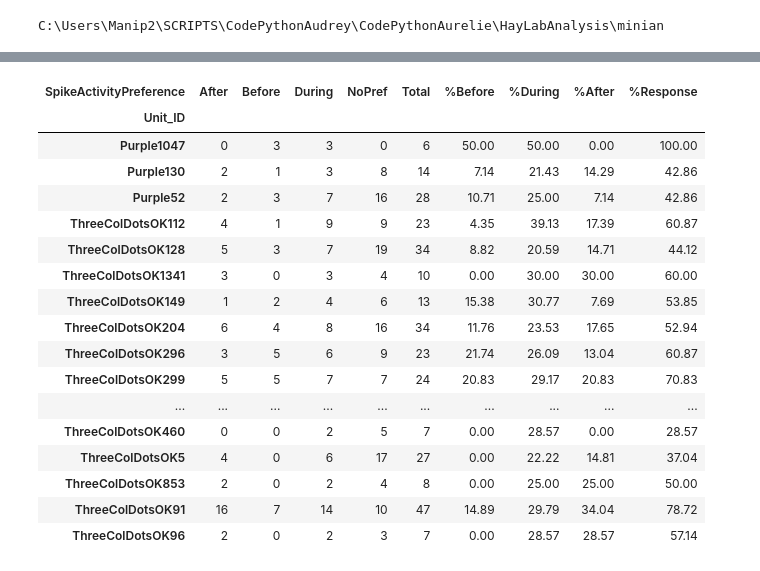
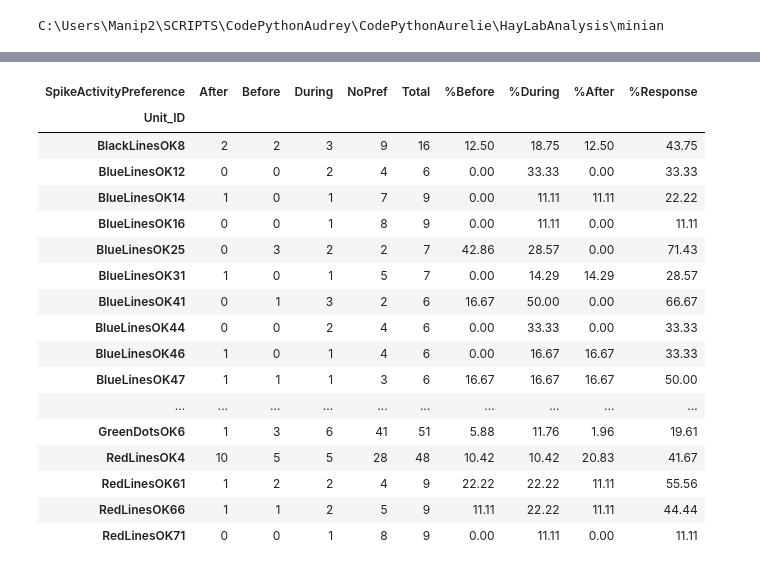
Before and after one commit to melodieborel/HayLabAnalysis, a Jupyter notebook: python/42_PlotSpdlResponse.ipynb, the cells around one changed output, grey strips where cells are left out. Cells and saved outputs as stored; diff of their text form; code cells hidden in the pictures.

```diff
--- a/python/42_PlotSpdlResponse.ipynb
+++ b/python/42_PlotSpdlResponse.ipynb
@@ -725,9 +748 @@ plt.show()
-# %%
-path="//10.69.168.1/crnldata/waking/audrey_hay/L1imaging/AnalysedMarch2023/Gaelle/AB_GlobalAnalysis/AVG_Osc_2024-08-29_16_18_05_AH_5sec/L1_Spdl_Global.xlsx"
-path="//10.69.168.1/crnldata/waking/audrey_hay/L1imaging/AnalysedMarch2023/Gaelle/AB_GlobalAnalysis/AVG_Osc_2024-08-29_16_18_05_AH_5sec/L2&3_Spdl_Global.xlsx"
-dfa=pd.read_excel(path)
-# %%
-path="//10.69.168.1/crnldata/waking/audrey_hay/L1imaging/AnalysedMarch2023/Gaelle/AB_GlobalAnalysis/AVG_VigSt_2024-08-22_10_49_35_AB_noN2/Baseline/All/L1_VigSt_nAUC.xlsx"
-path="//10.69.168.1/crnldata/waking/audrey_hay/L1imaging/AnalysedMarch2023/Gaelle/AB_GlobalAnalysis/AVG_VigSt_2024-08-22_10_49_35_AB_noN2/Baseline/All/L2&3_VigSt_nAUC.xlsx"
-dfi=pd.read_excel(path)
 # %%
@@ -862,24 +931,24 @@ plt.show()
 # %%
-dff[dff['%During']>20]
+dff[dff['%During']>10]
 # %% [output]
 | SpikeActivityPreference | After | Before | During | NoPref | Total | %Before | %During | %After | %Response |
 | Unit_ID |  |  |  |  |  |  |  |  |  |
-| Purple1047 | 0 | 3 | 3 | 0 | 6 | 50.00 | 50.00 | 0.00 | 100.00 |
-| Purple130 | 2 | 1 | 3 | 8 | 14 | 7.14 | 21.43 | 14.29 | 42.86 |
-| Purple52 | 2 | 3 | 7 | 16 | 28 | 10.71 | 25.00 | 7.14 | 42.86 |
-| ThreeColDotsOK112 | 4 | 1 | 9 | 9 | 23 | 4.35 | 39.13 | 17.39 | 60.87 |
-| ThreeColDotsOK128 | 5 | 3 | 7 | 19 | 34 | 8.82 | 20.59 | 14.71 | 44.12 |
-| ThreeColDotsOK1341 | 3 | 0 | 3 | 4 | 10 | 0.00 | 30.00 | 30.00 | 60.00 |
-| ThreeColDotsOK149 | 1 | 2 | 4 | 6 | 13 | 15.38 | 30.77 | 7.69 | 53.85 |
-| ThreeColDotsOK204 | 6 | 4 | 8 | 16 | 34 | 11.76 | 23.53 | 17.65 | 52.94 |
-| ThreeColDotsOK296 | 3 | 5 | 6 | 9 | 23 | 21.74 | 26.09 | 13.04 | 60.87 |
-| ThreeColDotsOK299 | 5 | 5 | 7 | 7 | 24 | 20.83 | 29.17 | 20.83 | 70.83 |
+| BlackLinesOK8 | 2 | 2 | 3 | 9 | 16 | 12.50 | 18.75 | 12.50 | 43.75 |
+| BlueLinesOK12 | 0 | 0 | 2 | 4 | 6 | 0.00 | 33.33 | 0.00 | 33.33 |
+| BlueLinesOK14 | 1 | 0 | 1 | 7 | 9 | 0.00 | 11.11 | 11.11 | 22.22 |
+| BlueLinesOK16 | 0 | 0 | 1 | 8 | 9 | 0.00 | 11.11 | 0.00 | 11.11 |
+| BlueLinesOK25 | 0 | 3 | 2 | 2 | 7 | 42.86 | 28.57 | 0.00 | 71.43 |
+| BlueLinesOK31 | 1 | 0 | 1 | 5 | 7 | 0.00 | 14.29 | 14.29 | 28.57 |
+| BlueLinesOK41 | 0 | 1 | 3 | 2 | 6 | 16.67 | 50.00 | 0.00 | 66.67 |
+| BlueLinesOK44 | 0 | 0 | 2 | 4 | 6 | 0.00 | 33.33 | 0.00 | 33.33 |
+| BlueLinesOK46 | 1 | 0 | 1 | 4 | 6 | 0.00 | 16.67 | 16.67 | 33.33 |
+| BlueLinesOK47 | 1 | 1 | 1 | 3 | 6 | 16.67 | 16.67 | 16.67 | 50.00 |
 | ... | ... | ... | ... | ... | ... | ... | ... | ... | ... |
-| ThreeColDotsOK460 | 0 | 0 | 2 | 5 | 7 | 0.00 | 28.57 | 0.00 | 28.57 |
-| ThreeColDotsOK5 | 4 | 0 | 6 | 17 | 27 | 0.00 | 22.22 | 14.81 | 37.04 |
-| ThreeColDotsOK853 | 2 | 0 | 2 | 4 | 8 | 0.00 | 25.00 | 25.00 | 50.00 |
-| ThreeColDotsOK91 | 16 | 7 | 14 | 10 | 47 | 14.89 | 29.79 | 34.04 | 78.72 |
-| ThreeColDotsOK96 | 2 | 0 | 2 | 3 | 7 | 0.00 | 28.57 | 28.57 | 57.14 |
+| GreenDotsOK6 | 1 | 3 | 6 | 41 | 51 | 5.88 | 11.76 | 1.96 | 19.61 |
+| RedLinesOK4 | 10 | 5 | 5 | 28 | 48 | 10.42 | 10.42 | 20.83 | 41.67 |
+| RedLinesOK61 | 1 | 2 | 2 | 4 | 9 | 22.22 | 22.22 | 11.11 | 55.56 |
+| RedLinesOK66 | 1 | 1 | 2 | 5 | 9 | 11.11 | 22.22 | 11.11 | 44.44 |
+| RedLinesOK71 | 0 | 0 | 1 | 8 | 9 | 0.00 | 11.11 | 0.00 | 11.11 |
 # %%
 dfd = dfa[dfa['Drug'] == 'Baseline']
 dfd = dfd[dfd['GlobalSpindle'] == 'Local']
```
Also changed, not shown: parts of 13 cells of this notebook, 6 other files.
